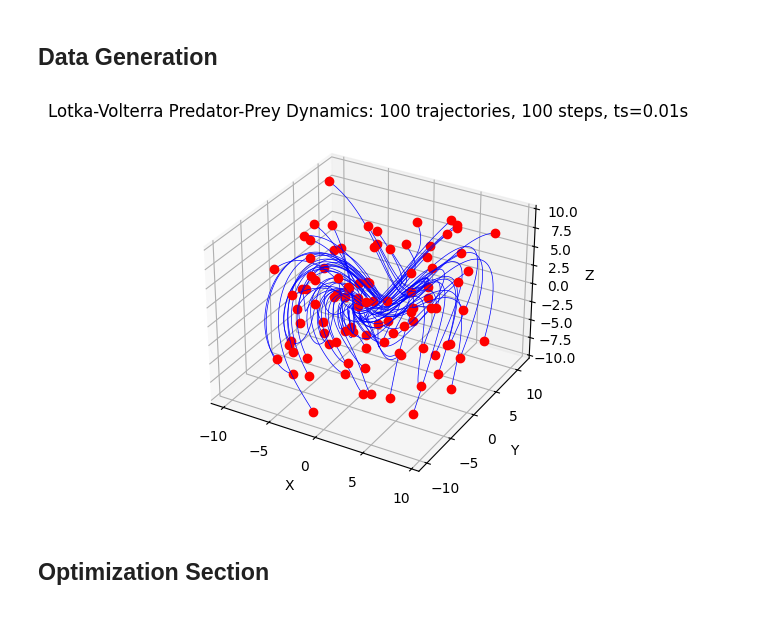
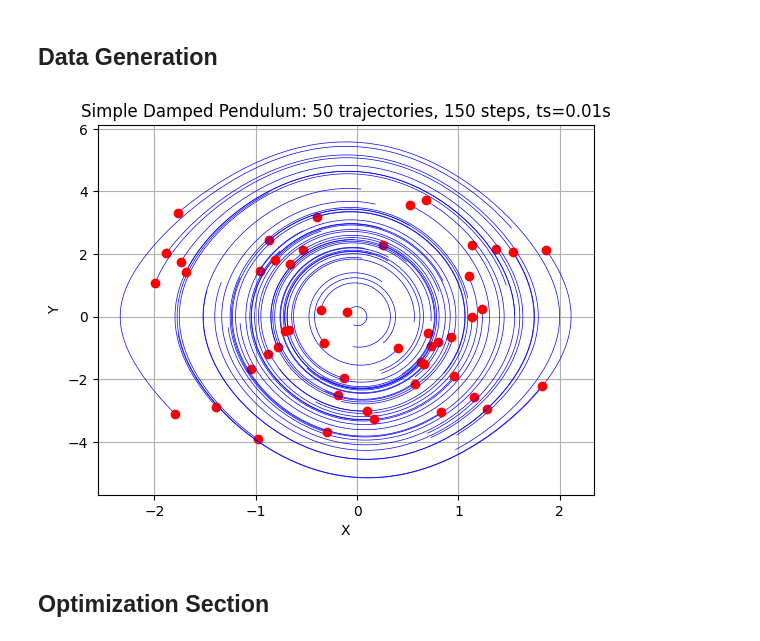
Before and after one commit to abhigyan9/KoopmanGPO, a Jupyter notebook: StateAugmentation.ipynb, the cells around one changed output. Cells and saved outputs as stored; diff of their text form; code cells hidden in the pictures.

```diff
--- a/StateAugmentation.ipynb
+++ b/StateAugmentation.ipynb
@@ -176,18 +176,19 @@ def get_cost_grid(Z, X, Xplus, Xtrain, manager, nT=1, lambda1=1.0, lambda2=1.0,
 ## Data Generation
 # %%
 # Multi-Trajectory Data Generation
-nT = 100    # number of trajectories
-N = 100     # number of time-steps per trajectory
+nT = 50    # number of trajectories
+N = 150     # number of time-steps per trajectory
 ts = 0.01   # sampling time
 
 torch.manual_seed(1234)   # reproducible random number
-#randIC = torch.tensor([0.9, 0.9]).view(2,1) + torch.tensor([0.9, 0.9]).view(2,1) * torch.rand(2,nT)     # IC - Lotka-Volterra System
-randIC = -torch.tensor([10., 10., 10.]).view(3,1) + torch.tensor([20., 20., 20.]).view(3,1) * torch.rand(3,nT)    # IC - Lorenz System
-SimData = torch.empty(3,nT*(N+1))
+randIC = -torch.tensor([2., 4.]).view(2,1) + torch.tensor([4., 8.]).view(2,1) * torch.rand(2,nT)     # IC - Lotka-Volterra System
+#randIC = -torch.tensor([10., 10., 10.]).view(3,1) + torch.tensor([20., 20., 20.]).view(3,1) * torch.rand(3,nT)    # IC - Lorenz System
+SimData = torch.empty(2,nT*(N+1))
 
 for j in range(nT):
-    SimData[:, (j*(N+1)):(j+1)*(N+1)] = gpk.sim_RK4(gpk.f_Lorenz, randIC[:,j], ts=ts, num_steps=N+1, params=torch.tensor([2., 8/3, 0.5]))
+    SimData[:, (j*(N+1)):(j+1)*(N+1)] = gpk.sim_RK4(gpk.f_SDP, randIC[:,j], ts=ts, num_steps=N+1, params=torch.tensor([1., 0.2]))
 
+# params=torch.tensor([2., 8/3, 0.5])
 # Visualization
 #plt.figure()
 #for j in range(nT):
@@ -203,37 +204,37 @@ for j in range(nT):
 #plt.grid()
 #plt.show()
 
 
 if SimData.shape[0] == 2:
     plt.figure()
     for j in range(nT):
         plt.plot(SimData[0, (j*(N+1)):(j+1)*(N+1)], SimData[1, (j*(N+1)):(j+1)*(N+1)], color='blue', linewidth=0.5)
         plt.plot(SimData[0,j*(N+1)], SimData[1, j*(N+1)], 'o', color='red')
 
-    plt.title(f"Duffing Oscillator: {nT} Trajectories of {N+1} steps each")
+    #plt.title(f"Duffing Oscillator: {nT} Trajectories of {N+1} steps each")
     plt.title(f"Simple Damped Pendulum: {nT} trajectories, {N} steps, ts={ts}s")
-    plt.title(f"van der Pol Oscillator: {nT} trajectories, {N} steps, ts={ts}s")
-    plt.title(f"Lotka-Volterra Predator-Prey Dynamics: {nT} trajectories, {N} steps, ts={ts}s")
+    #plt.title(f"van der Pol Oscillator: {nT} trajectories, {N} steps, ts={ts}s")
+    #plt.title(f"Lotka-Volterra Predator-Prey Dynamics: {nT} trajectories, {N} steps, ts={ts}s")
     plt.xlabel("X")
     plt.ylabel("Y")
     plt.grid()
     plt.show()
 elif SimData.shape[0] == 3:
     fig = plt.figure()
     ax = fig.add_subplot(111, projection='3d')  # Use add_subplot for the 3D plot
     for j in range(nT):
         ax.plot(SimData[0, (j*(N+1)):(j+1)*(N+1)], SimData[1, (j*(N+1)):(j+1)*(N+1)], SimData[2, (j*(N+1)):(j+1)*(N+1)], label='Lorenz System', color='blue', linewidth=0.5)
         ax.plot(SimData[0, j*(N+1)], SimData[1, j*(N+1)], SimData[2, j*(N+1)], 'o', color='red')
 
     plt.title(f"Lorenz System with single Attractor: {nT} trajectories, {N} steps, ts={ts}s")
     ax.set_xlabel('X')
     ax.set_ylabel('Y')
     ax.set_zlabel('Z')
     plt.show()
 else:
     print('Phase plots are supported for only 2 and 3 state systems')
 # %% [output]
-[figure, old version]
+[figure, new version]
 # %% [markdown]
 ## Optimization Section
 # %% [markdown]
```
Also changed, not shown: parts of 5 cells of this notebook, 13 other files.
